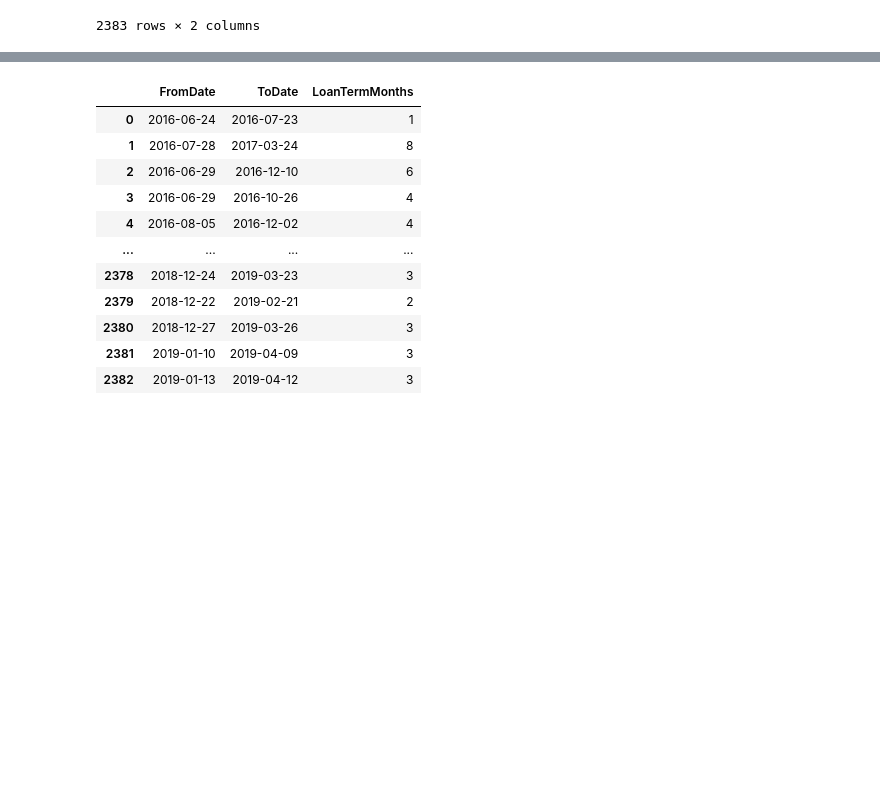
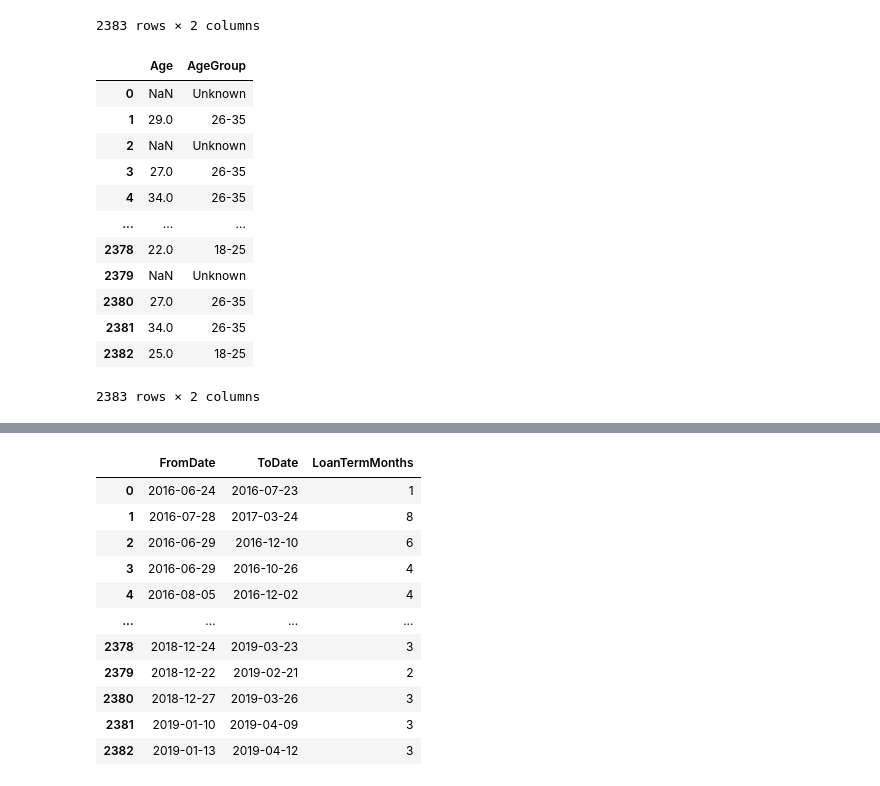
Before and after one commit to ThanhVinh-source/TIMA_Bank_Project, a Jupyter notebook: notebook/data_cleaning_preprocessing.ipynb, the cells around one changed output, grey strips where cells are left out. Saved outputs shown, nothing was run; the diff lists cells and outputs as text; code cells hidden in the pictures; blank space fills up the shorter version.

```diff
--- a/notebook/data_cleaning_preprocessing.ipynb
+++ b/notebook/data_cleaning_preprocessing.ipynb
@@ -93,3 +93,23 @@ df[['Age','AgeGroup']]
 | 2381 | 34.0 | 26-35 |
 | 2382 | 25.0 | 18-25 |
 2383 rows × 2 columns
+# %%
+df['AgeGroup']=df['AgeGroup'].astype('object')
+
+df['AgeGroup'] = df['AgeGroup'].fillna("Unknown")
+
+df[['Age','AgeGroup']]
+# %% [output]
+|  | Age | AgeGroup |
+| 0 | NaN | Unknown |
+| 1 | 29.0 | 26-35 |
+| 2 | NaN | Unknown |
+| 3 | 27.0 | 26-35 |
+| 4 | 34.0 | 26-35 |
+| ... | ... | ... |
+| 2378 | 22.0 | 18-25 |
+| 2379 | NaN | Unknown |
+| 2380 | 27.0 | 26-35 |
+| 2381 | 34.0 | 26-35 |
+| 2382 | 25.0 | 18-25 |
+2383 rows × 2 columns
```
Also changed, not shown: parts of 2 cells of this notebook, 5 other files.
